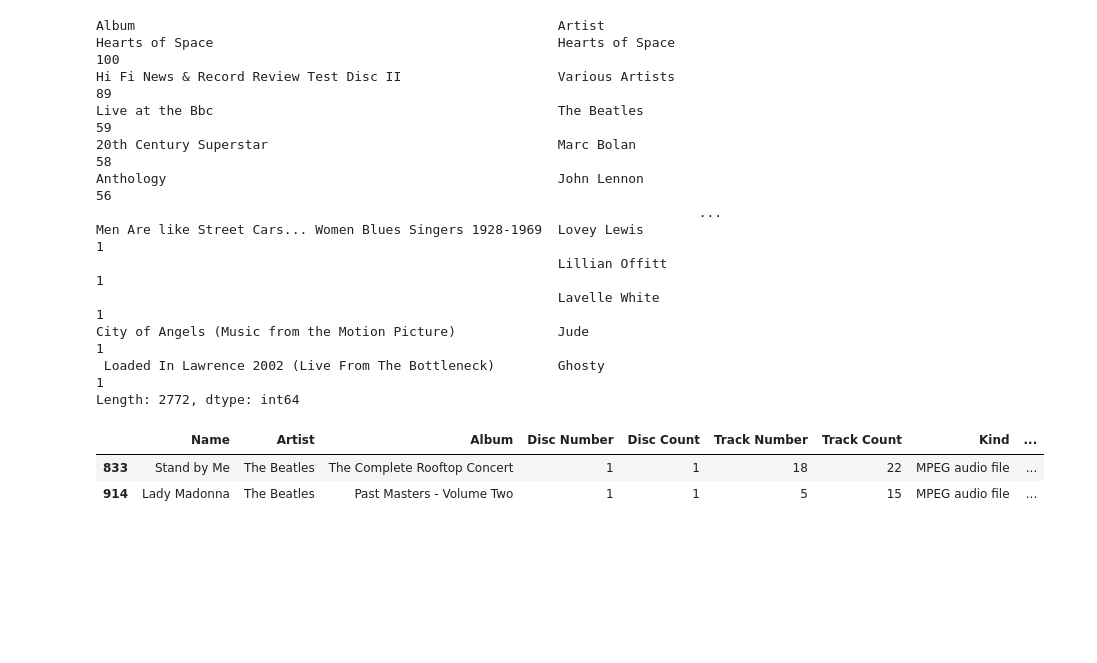
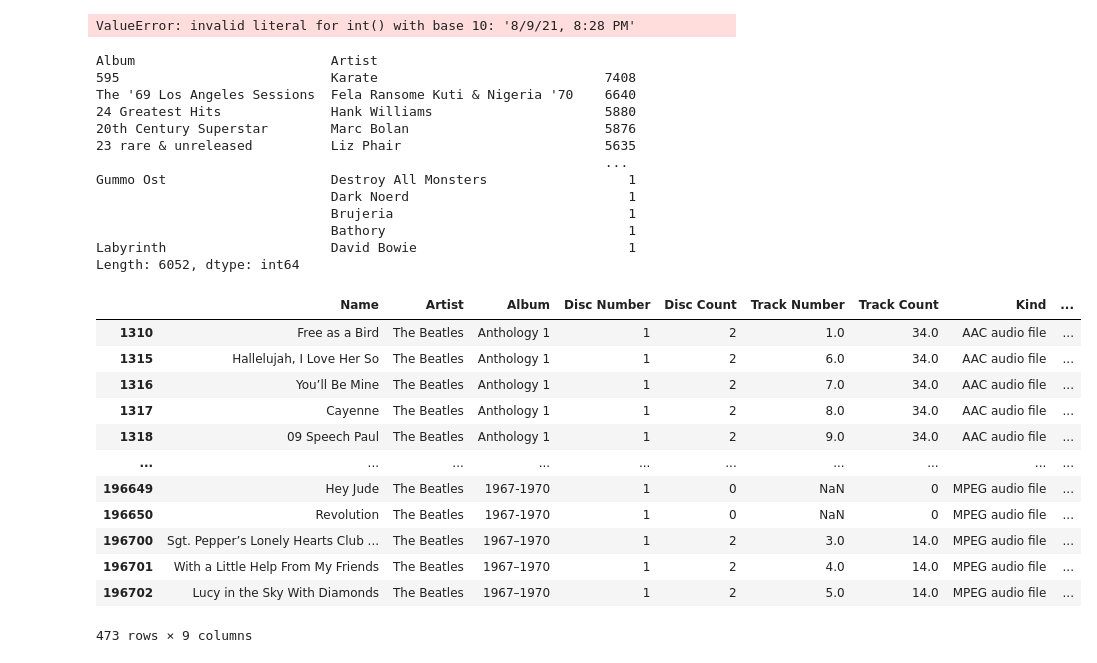
Before and after one commit to benjamenalford/JBOMLS, a Jupyter notebook: analysis/album_stats.ipynb, the cells around one changed output. Drawn from its saved outputs; the diff is of its cells as text; code cells hidden in the pictures; blank space fills up the shorter version.

```diff
--- a/analysis/album_stats.ipynb
+++ b/analysis/album_stats.ipynb
@@ -1,7 +1,7 @@
 # %%
 import pandas as pd
 # %%
-playlist_file = "MP3.tsv"
+playlist_file = "Music.txt"
 music_df = pd.read_csv(playlist_file,encoding="utf_16_le",sep="\t")
 # %%
 del music_df['Composer']
@@ -30,12 +48,14 @@ del music_df['Location']
 # %%
-music_df['Disc Count'] = music_df['Disc Count'].fillna(0)
-music_df['Disc Count'] = music_df['Disc Count'].astype(int)
-music_df['Disc Number'] = music_df['Disc Number'].fillna(0)
-music_df['Disc Number'] = music_df['Disc Number'].astype(int)
-music_df['Track Count'] = music_df['Track Count'].fillna(0)
-music_df['Track Count'] = music_df['Track Count'].astype(int)
-music_df['Track Number'] = music_df['Track Number'].fillna(0)
-music_df['Track Number'] = music_df['Track Number'].astype(int)
+# music_df['Disc Count'] = music_df['Disc Count'].fillna(0)
+# music_df['Disc Count'] = music_df['Disc Count'].astype(int)
+# music_df['Disc Number'] = music_df['Disc Number'].fillna(0)
+# music_df['Disc Number'] = music_df['Disc Number'].astype(int)
+# music_df['Track Count'] = music_df['Track Count'].fillna(0)
+# music_df['Track Count'] = music_df['Track Count'].astype(int)
+# music_df['Track Number'] = music_df['Track Number'].fillna(0)
+# music_df['Track Number'] = music_df['Track Number'].astype(int)
+# %% [output]
+ValueError: invalid literal for int() with base 10: '8/9/21, 8:28 PM'
 # %%
 album_artist_count_df = music_df.groupby(['Album','Artist'])[['Name']].count()
 album_artist_count_df = album_artist_count_df.reset_index()
@@ -43,29 +63,39 @@ album_artist_count_df= album_artist_count_df.rename(columns={'Name':'Computed Tr
 # %%
 music_df = pd.merge(left=music_df,how="left" ,right=album_artist_count_df, left_on=[
          'Album', 'Artist'], right_on=['Album', 'Artist'])
-music_df['Computed Track Count'] = music_df['Computed Track Count'].fillna(0)
-music_df['Computed Track Count'] = music_df['Computed Track Count'].astype(int)
+# music_df['Computed Track Count'] = music_df['Computed Track Count'].fillna(0)
+# music_df['Computed Track Count'] = music_df['Computed Track Count'].astype(int)
 # %%
 incomplete_albums_df = music_df.loc[music_df['Computed Track Count'] != music_df['Track Count']]
 # %%
 incomplete_albums_df[['Album','Artist']].value_counts()
 # %% [output]
-Album                                                      Artist
-Hearts of Space                                            Hearts of Space    100
-Hi Fi News & Record Review Test Disc II                    Various Artists     89
-Live at the Bbc                                            The Beatles         59
-20th Century Superstar                                     Marc Bolan          58
-Anthology                                                  John Lennon         56
-                                                                             ...
-Men Are like Street Cars... Women Blues Singers 1928-1969  Lovey Lewis          1
-                                                           Lillian Offitt       1
-                                                           Lavelle White        1
-City of Angels (Music from the Motion Picture)             Jude                 1
- Loaded In Lawrence 2002 (Live From The Bottleneck)        Ghosty               1
-Length: 2772, dtype: int64
+Album                         Artist
+595                           Karate                             7408
+The '69 Los Angeles Sessions  Fela Ransome Kuti & Nigeria '70    6640
+24 Greatest Hits              Hank Williams                      5880
+20th Century Superstar        Marc Bolan                         5876
+23 rare & unreleased          Liz Phair                          5635
+                                                                 ...
+Gummo Ost                     Destroy All Monsters                  1
+                              Dark Noerd                            1
+                              Brujeria                              1
+                              Bathory                               1
+Labyrinth                     David Bowie                           1
+Length: 6052, dtype: int64
 # %%
-incomplete_albums_df.loc[music_df['Artist']=='The Beatles'].loc[ music_df['Disc Count'] ==1 ]
+incomplete_albums_df.loc[music_df['Artist']=='The Beatles'].loc[ music_df['Disc Count'] !=1 ]
 # %% [output]
 |  | Name | Artist | Album | Disc Number | Disc Count | Track Number | Track Count | Kind | ... |
-| 833 | Stand by Me | The Beatles | The Complete Rooftop Concert | 1 | 1 | 18 | 22 | MPEG audio file | ... |
-| 914 | Lady Madonna | The Beatles | Past Masters - Volume Two | 1 | 1 | 5 | 15 | MPEG audio file | ... |
+| 1310 | Free as a Bird | The Beatles | Anthology 1 | 1 | 2 | 1.0 | 34.0 | AAC audio file | ... |
+| 1315 | Hallelujah, I Love Her So | The Beatles | Anthology 1 | 1 | 2 | 6.0 | 34.0 | AAC audio file | ... |
+| 1316 | You’ll Be Mine | The Beatles | Anthology 1 | 1 | 2 | 7.0 | 34.0 | AAC audio file | ... |
+| 1317 | Cayenne | The Beatles | Anthology 1 | 1 | 2 | 8.0 | 34.0 | AAC audio file | ... |
+| 1318 | 09 Speech Paul | The Beatles | Anthology 1 | 1 | 2 | 9.0 | 34.0 | AAC audio file | ... |
+| ... | ... | ... | ... | ... | ... | ... | ... | ... | ... |
+| 196649 | Hey Jude | The Beatles | 1967-1970 | 1 | 0 | NaN | 0 | MPEG audio file | ... |
+| 196650 | Revolution | The Beatles | 1967-1970 | 1 | 0 | NaN | 0 | MPEG audio file | ... |
+| 196700 | Sgt. Pepper’s Lonely Hearts Club ... | The Beatles | 1967–1970 | 1 | 2 | 3.0 | 14.0 | MPEG audio file | ... |
+| 196701 | With a Little Help From My Friends | The Beatles | 1967–1970 | 1 | 2 | 4.0 | 14.0 | MPEG audio file | ... |
+| 196702 | Lucy in the Sky With Diamonds | The Beatles | 1967–1970 | 1 | 2 | 5.0 | 14.0 | MPEG audio file | ... |
+473 rows × 9 columns
```
Also changed, not shown: parts of 6 cells of this notebook, 1 other file.
